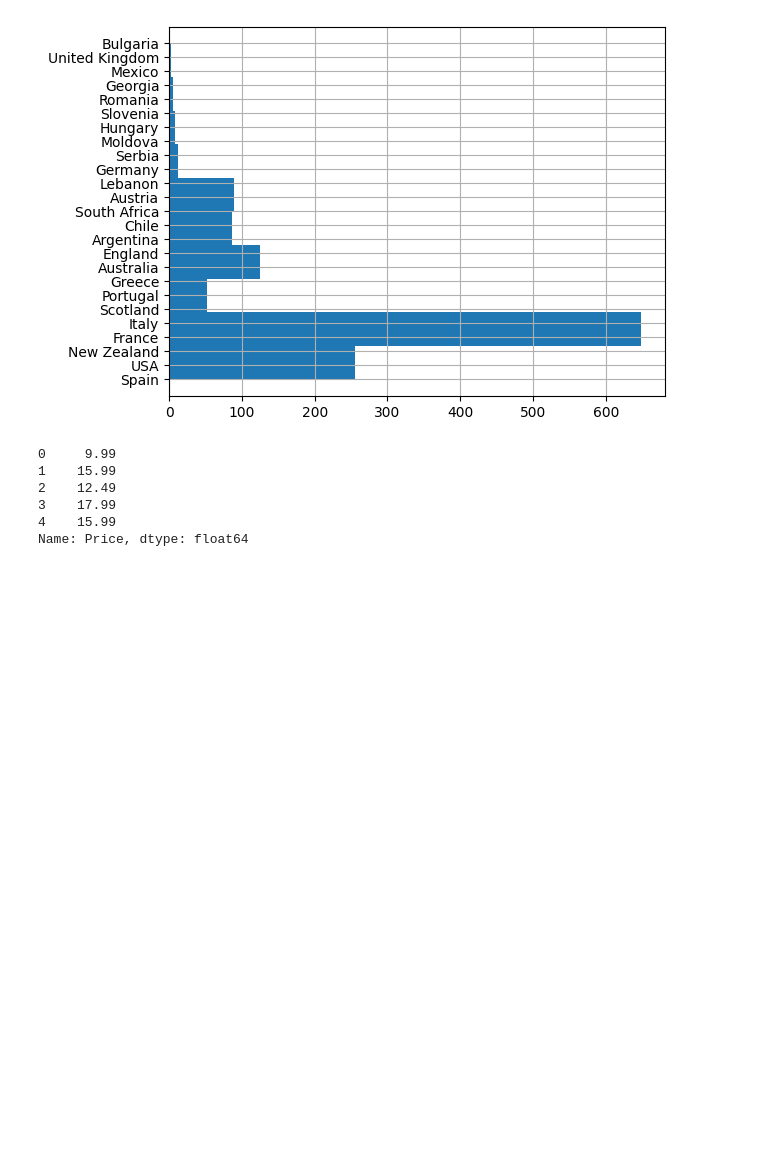
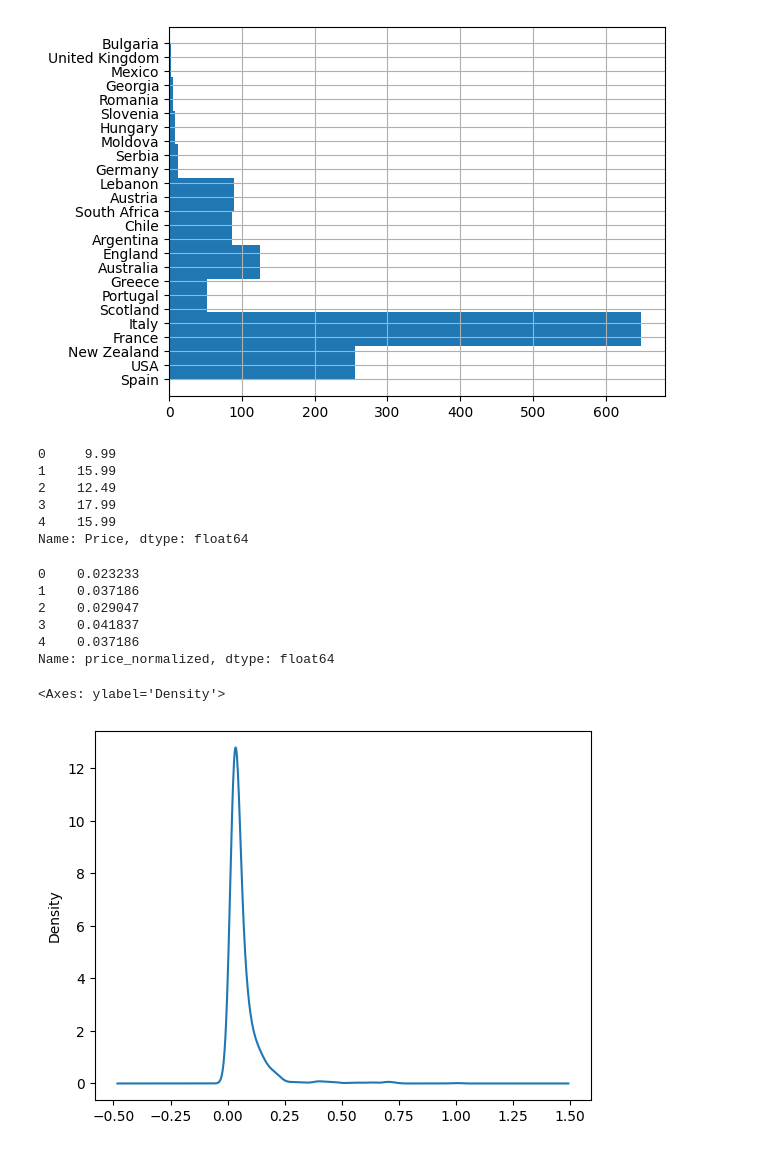
Before and after one commit to umarkhan2000/ProgramProjects, a Jupyter notebook: Wine/Wine.ipynb, the cells around one changed output. Cells and saved outputs as stored; diff of their text form; code cells hidden in the pictures; blank space fills up the shorter version.

Commit message:
Added some price analysis

```diff
--- a/Wine/Wine.ipynb
+++ b/Wine/Wine.ipynb
@@ -138,3 +141,18 @@ wine_df['Price'].head()
 3    17.99
 4    15.99
 Name: Price, dtype: float64
+# %%
+wine_df['price_normalized'] = wine_df.Price/wine_df['Price'].max()
+wine_df.price_normalized.head()
+# %% [output]
+0    0.023233
+1    0.037186
+2    0.029047
+3    0.041837
+4    0.037186
+Name: price_normalized, dtype: float64
+# %%
+wine_df.price_normalized.plot(kind='kde')
+# %% [output]
+<Axes: ylabel='Density'>
+[figure, added]
```
Also changed, not shown: parts of 6 cells of this notebook.
